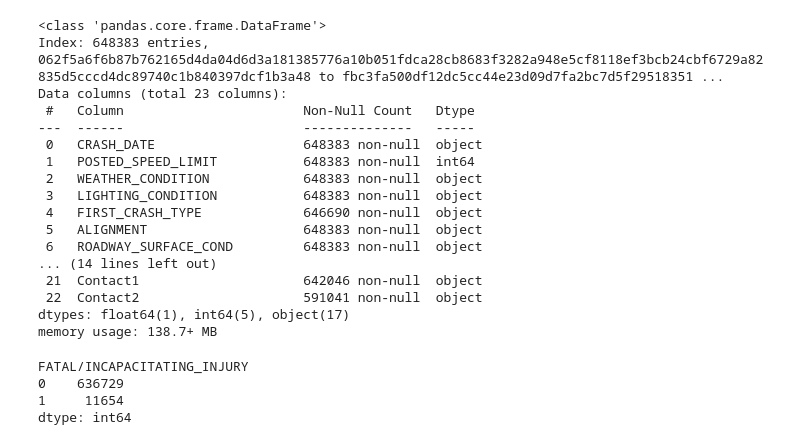
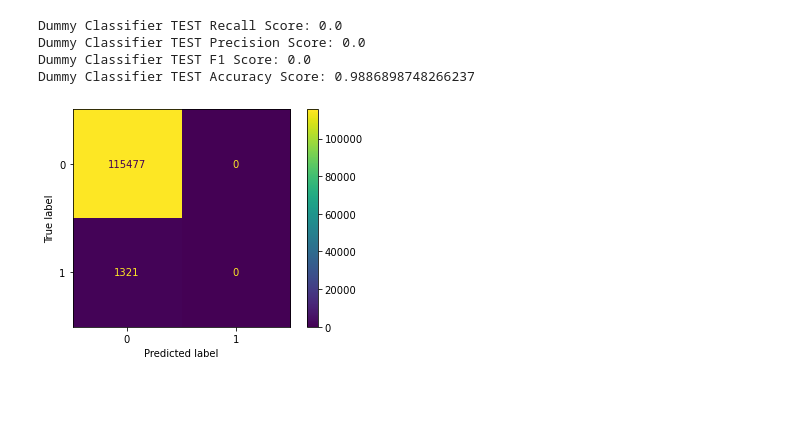
Before and after one commit to ClayHunn/Phase3Project, a Jupyter notebook: modeling.ipynb, the cells around one changed output. Drawn from its saved outputs; the diff is of its cells as text; code cells hidden in the pictures; blank space fills up the shorter version.

Commit message:
models

```diff
--- a/modeling.ipynb
+++ b/modeling.ipynb
@@ -198,2 +238,0 @@ df_main['Car1'] = df_main['1_x']
-# %%
-df_main['Car2'] = df_main['2_x']
@@ -205,27 +239,26 @@ df_main = df_main.drop(['1_x', '2_x', '1_y', '2_y'], axis=1)
-# %%
-df_main.info()
-# %% [output]
-<class 'pandas.core.frame.DataFrame'>
-Index: 648383 entries, 062f5a6f6b87b762165d4da04d6d3a181385776a10b051fdca28cb8683f3282a948e5cf8118ef3bcb24cbf6729a82835d5cccd4dc89740c1b840397dcf1b3a48 to fbc3fa500df12dc5cc44e23d09d7fa2bc7d5f29518351 ...
-Data columns (total 23 columns):
- #   Column                       Non-Null Count   Dtype
----  ------                       --------------   -----
- 0   CRASH_DATE                   648383 non-null  object
- 1   POSTED_SPEED_LIMIT           648383 non-null  int64
- 2   WEATHER_CONDITION            648383 non-null  object
- 3   LIGHTING_CONDITION           648383 non-null  object
- 4   FIRST_CRASH_TYPE             646690 non-null  object
- 5   ALIGNMENT                    648383 non-null  object
- 6   ROADWAY_SURFACE_COND         648383 non-null  object
-... (14 lines left out)
- 21  Contact1                     642046 non-null  object
- 22  Contact2                     591041 non-null  object
-dtypes: float64(1), int64(5), object(17)
-memory usage: 138.7+ MB
-# %%
-df_main.value_counts('FATAL/INCAPACITATING_INJURY')
-# %% [output]
-FATAL/INCAPACITATING_INJURY
-0    636729
-1     11654
-dtype: int64
+# %%
+df_main = df_main.dropna(subset = ['PERSON_COUNT', 'FIRST_CRASH_TYPE','AIRBAG_DEPLOYED', 'Vehicle1', 'Vehicle2', 'Contact1', 'Contact2'], axis = 0)
+# %%
+model = df_main
+# %%
+X = model.drop('FATAL/INCAPACITATING_INJURY', axis = 1)
+y = model['FATAL/INCAPACITATING_INJURY']
+
+X_train, X_test, y_train, y_test = train_test_split(X, y, random_state = 42, test_size=.2)
+# %%
+dummy = DummyClassifier(strategy = 'most_frequent')
+
+dummy.fit(X_train,y_train)
+
+plot_confusion_matrix(dummy, X_test, y_test)
+
+print('Dummy Classifier TEST Recall Score:', recall_score(y_test,dummy.predict(X_test)))
+print('Dummy Classifier TEST Precision Score:', precision_score(y_test,dummy.predict(X_test)))
+print('Dummy Classifier TEST F1 Score:', f1_score(y_test,dummy.predict(X_test)))
+print('Dummy Classifier TEST Accuracy Score:', accuracy_score(y_test,dummy.predict(X_test)))
+# %% [output]
+Dummy Classifier TEST Recall Score: 0.0
+Dummy Classifier TEST Precision Score: 0.0
+Dummy Classifier TEST F1 Score: 0.0
+Dummy Classifier TEST Accuracy Score: 0.9886898748266237
+[figure, added]
```
Also changed, not shown: parts of 16 cells of this notebook.
